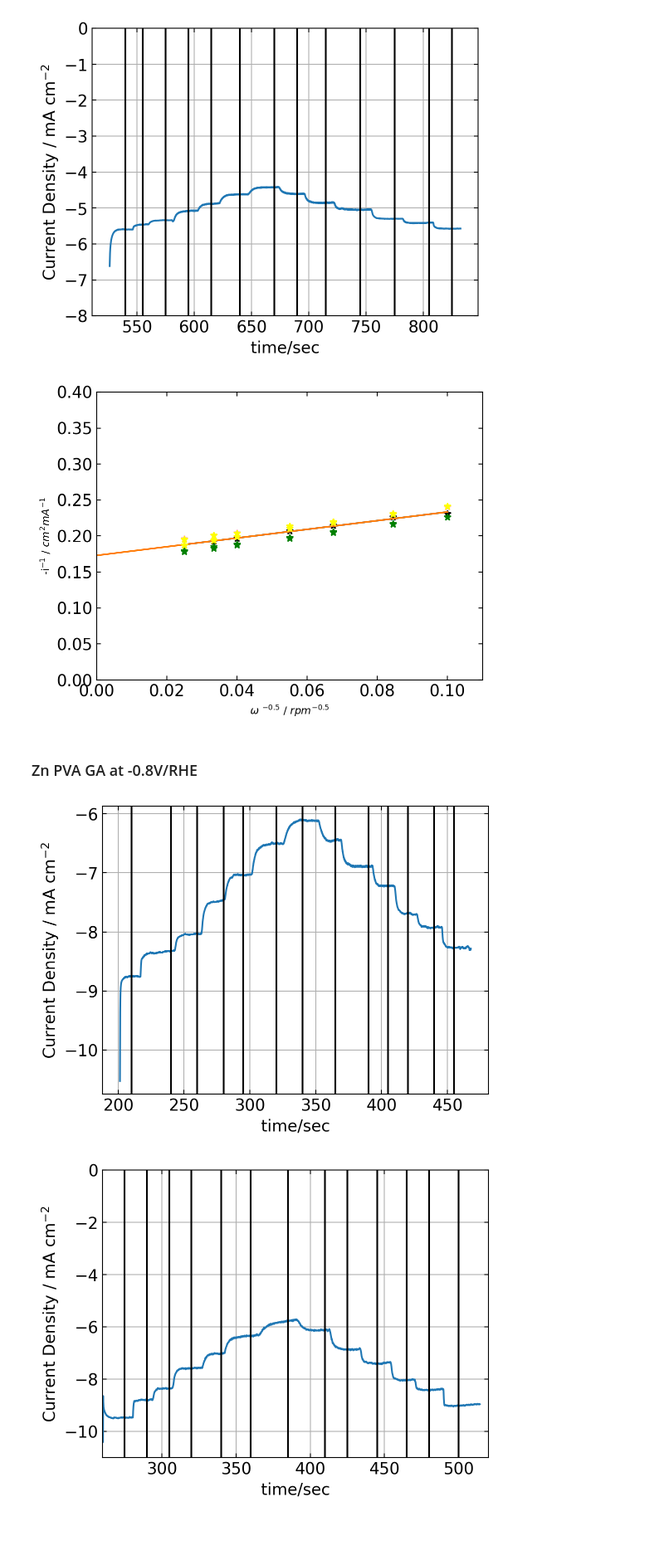
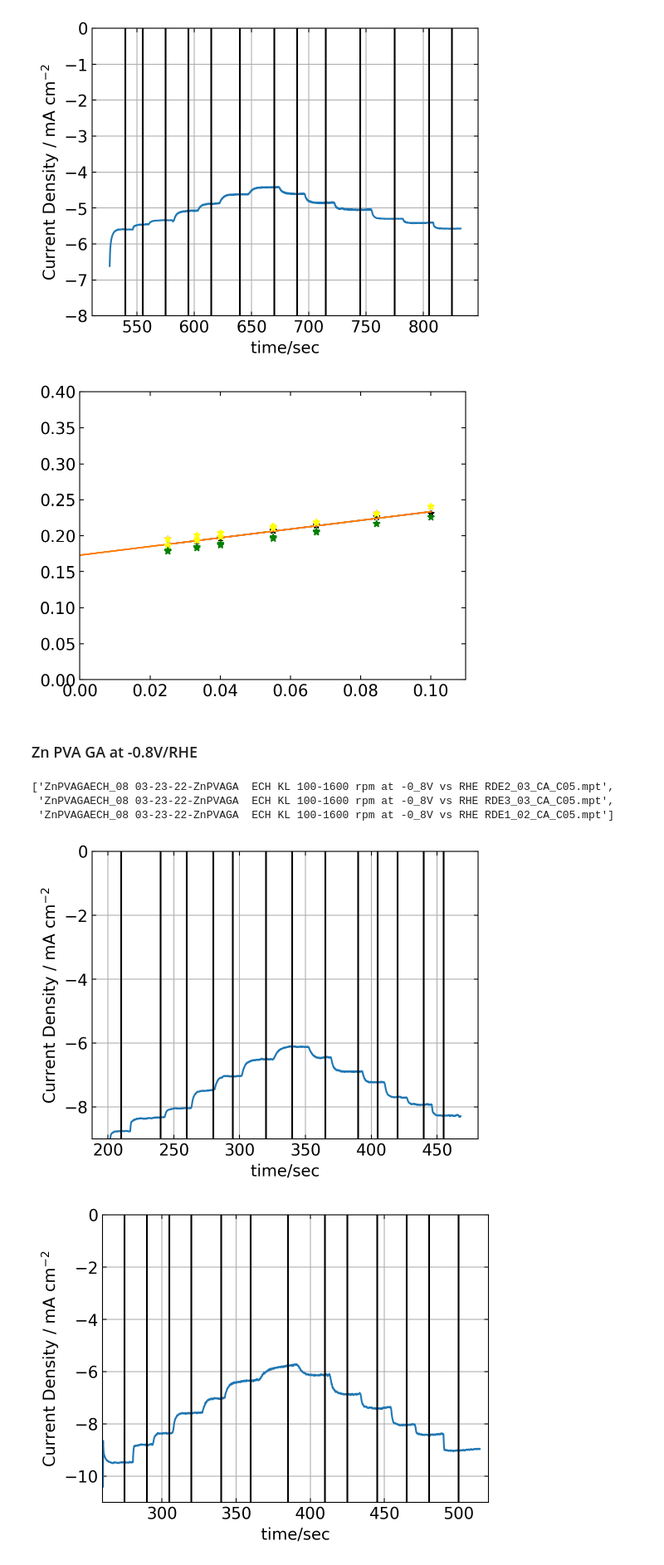
Before and after one commit to scbgroup/Koutecky-Levich-for-ECH, a Jupyter notebook: EN_ K-L Tafel Slope ECH.ipynb, the cells around one changed output. Shown at 83% size. Cells and saved outputs as stored; diff of their text form; code cells hidden in the pictures; blank space fills up the shorter version.

```diff
--- a/EN_ K-L Tafel Slope ECH.ipynb
+++ b/EN_ K-L Tafel Slope ECH.ipynb
@@ -158,21 +135,9 @@ for df in ZnPVAGA_ECH_07[2:3]:
     ylim(-8,0)
 
 grid()
-axvline(x=540,color='black')
-axvline(x=555,color='black')
-axvline(x=575,color='black')
-axvline(x=595,color='black')
-axvline(x=615,color='black')
-axvline(x=640,color='black')
-
-axvline(x=670,color='black')
-
-axvline(x=690,color='black')
-axvline(x=715,color='black')
-axvline(x=745,color='black')
-axvline(x=775,color='black')
-axvline(x=805,color='black')
-axvline(x=825,color='black')
+x_list = [540,555,575,595,615,640,670,690,715,745,775,805,825]
+for i in x_list:
+    axvline(x=i,color='black')
 
 
 show()
@@ -213,51 +178,44 @@ plot(X ,line(X,popt[0],popt[1]))
 plot(1/sqrt(rpm), I_ZPG07_1,'*',color = 'pink')
 plot(1/sqrt(rpm), I_ZPG07_2,'*',color = 'yellow')
 plot(1/sqrt(rpm), I_ZPG07_3,'*',color = 'green')
-xlabel('${\omega\ }^{-0.5}$ / ${rpm}^{-0.5}$',fontsize=9)
-ylabel('-i$^{-1}$ / $cm^{2}mA^{-1}}$',fontsize=9)
+
 
 show()
 # %% [output]
-[figure, old version]
+[figure, new version]
 # %% [markdown]
 ### Zn PVA GA at -0.8V/RHE
+# %%
+ZnPVAGA_ECHlist_08
+# %% [output]
+['ZnPVAGAECH_08 03-23-22-ZnPVAGA  ECH KL 100-1600 rpm at -0_8V vs RHE RDE2_03_CA_C05.mpt',
+ 'ZnPVAGAECH_08 03-23-22-ZnPVAGA  ECH KL 100-1600 rpm at -0_8V vs RHE RDE3_03_CA_C05.mpt',
+ 'ZnPVAGAECH_08 03-23-22-ZnPVAGA  ECH KL 100-1600 rpm at -0_8V vs RHE RDE1_02_CA_C05.mpt']
 # %%
 for df in ZnPVAGA_ECH_08[0:1]:
     icd = df['icd']
     time= df['time/s']
     plot(time,icd)
 
     xlabel('time/sec')
     ylabel('Current Density / mA cm$^{-2}$')
-
+    ylim(-9,0)
 
 grid()
 
-axvline(x=210,color='black')
-axvline(x=240,color='black')
-axvline(x=260,color='black')
-axvline(x=280,color='black')
-axvline(x=295,color='black')
-axvline(x=320,color='black')
-
-axvline(x=340,color='black')
-
-axvline(x=365,color='black')
-axvline(x=390,color='black')
-axvline(x=405,color='black')
-axvline(x=420,color='black')
-axvline(x=440,color='black')
-axvline(x=455,color='black')
+x_list = [210,240,260,280,295,320,340,365,390,405,420,440,455]
+for i in x_list:
+    axvline(x=i,color='black')
 
 show()
 
 time_ZPG08_1 = [210,240,260,280,295,320,340,365,390,405,420,440,455]
 I_ZPG08_1 = []
 for i in num:
     icd = ZnPVAGA_ECH_08[0]['icd'][ZnPVAGA_ECH_08[0]['time/s'] < time_ZPG08_1[i]][-1:]
     I_ZPG08_1.extend(-1/icd)
 # %% [output]
-[figure, old version]
+[figure, new version]
 # %%
 for df in ZnPVAGA_ECH_08[1:2]:
     icd = df['icd']
```
Also changed, not shown: parts of 51 cells of this notebook.
